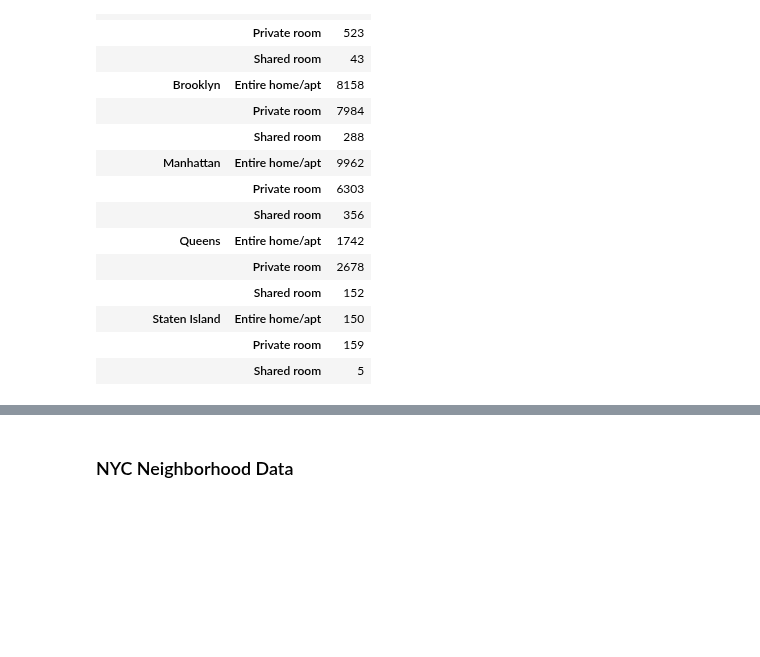
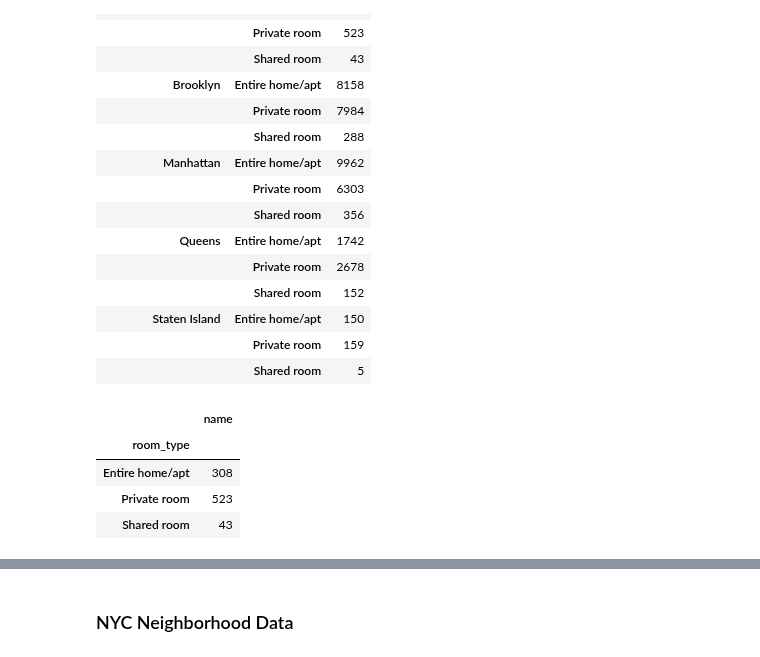
Before and after one commit to mjknj18/2019-NYC-Airbnb-Property-Data-Analysis, a Jupyter notebook: 2019_NYC_Airbnb_Property_Data_Analysis_Main.ipynb, the cells around one changed output, grey strips where cells are left out. Saved outputs shown, nothing was run; the diff lists cells and outputs as text; code cells hidden in the pictures; blank space fills up the shorter version.

```diff
--- a/2019_NYC_Airbnb_Property_Data_Analysis_Main.ipynb
+++ b/2019_NYC_Airbnb_Property_Data_Analysis_Main.ipynb
@@ -195,0 +183,9 @@ RT_NG_pct = each_borough.groupby(['neighbourhood_group','room_type'])
+# %%
+Bx = RT_NG.loc['Bronx']
+Bx
+# %% [output]
+|  | name |
+| room_type |  |
+| Entire home/apt | 308 |
+| Private room | 523 |
+| Shared room | 43 |
```
Also changed, not shown: parts of 5 cells of this notebook.
